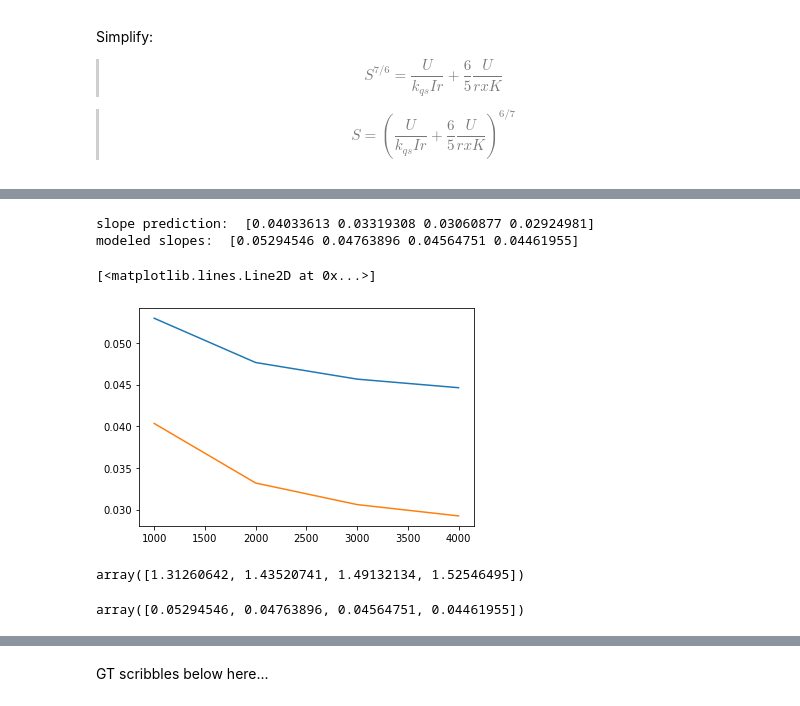
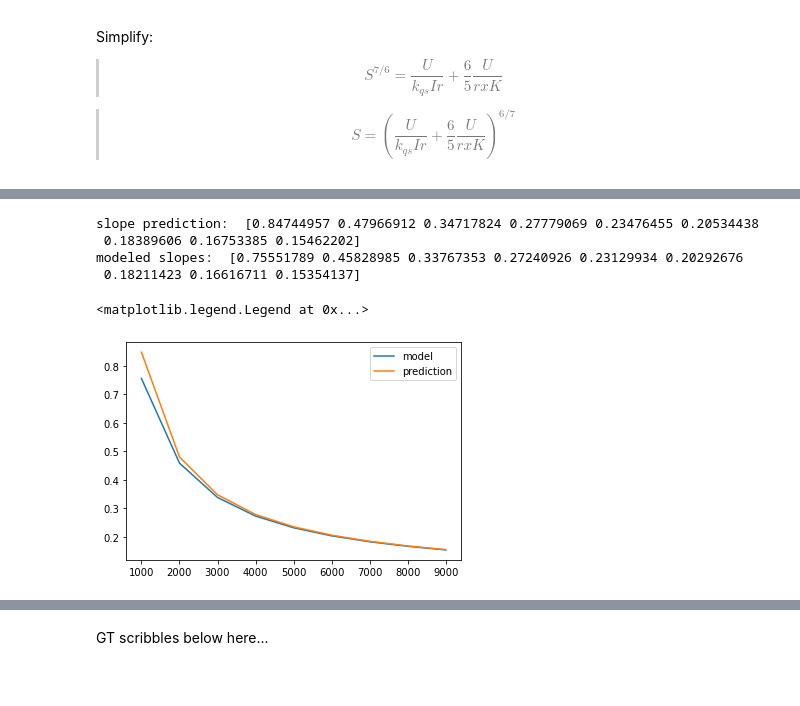
Before and after one commit to vaga3461/High-Plains, a Jupyter notebook: modeling headway SP21/special case 4 (plucking and transport).ipynb, the cells around one changed output, grey strips where cells are left out. Saved outputs shown, nothing was run; the diff lists cells and outputs as text; code cells hidden in the pictures.

```diff
--- a/modeling headway SP21/special case 4 (plucking and transport).ipynb
+++ b/modeling headway SP21/special case 4 (plucking and transport).ipynb
@@ -95,7 +95,7 @@ import matplotlib.pyplot as plt
 # define parameters
 
 dx = 1000 # grid spacing
-x = np.arange(0, 5000, dx) # domain length
+x = np.arange(0, 10000, dx) # domain length
 x_node = x + dx/2
 
 baselevel_rate = 0.0001 # uplift rate
@@ -105,7 +105,7 @@ I = 0.01 # intermittency factor
 r = 10. # runoff rate
 S0 = 0.15 # slope linearizer
 ##K = 0.1 # erodibility
-K = 1.5e-6 ##
+K = 1.5e-8 ##
 # K[:3] = 0.000001
 # K[3:] = 0.00001
 Hstar = 0.5
@@ -122,7 +122,7 @@ eta = etab + H # total topographic elevation
 # calculate constant, derivative values
 
 B = a * (x_node**Pxb) # valley width   ## TWEAKED
-Q = (r * a * x**(6/5))/(1 + Pxb) # discharge  ## WE TWEAKED THIS
+Q = (r * a * x**(1 + Pxb))/(1 + Pxb) # discharge  ## WE TWEAKED THIS
 # %%
 def model(x,
           dx,
@@ -139,10 +139,10 @@ def model(x,
           baselevel_rate,
           Q,
           B,
-          num_steps = 1000000):
+          num_steps = 5000000):
 
     dx = 1000 # grid spacing
-    x = np.arange(0, 5000, dx) # domain length
+    x = np.arange(0, 10000, dx) # domain length
     x_node = x + dx/2
 
     # calculate timestep
@@ -178,7 +178,7 @@ def model(x,
         Eb_unit = Eb_total / B
 
         # calculate sedimentation rate (L/T)
-        Eh[:-1] = - (1/((1 - phi) * B[:-1])) * ((np.diff(Qs)/dx) - Eb_total[:-1])
+        Eh[:-1] = - (1/((1 - phi) * B[1:])) * ((np.diff(Qs)/dx) - Eb_total[:-1])
 
         # calculate total erosion rate (L/T)
         E[:-1] = Eb_unit[:-1] + Eh[:-1]
@@ -208,19 +215,20 @@ array([1.e-04, 1.e-04, 1.e-04, 1.e-04, 0.e+00])
 # %%
 # now calc slopes analytically
-slope_prediction = ((baselevel_rate)/(kqs * I * r)) + ((6 * baselevel_rate)/(5 * r * x[1:] * K))**(6./7.)
+# slope_prediction = ((baselevel_rate)/(kqs * I * r)) + ((6 * baselevel_rate)/(5 * r * x[1:] * K))**(6./7.)
+# slope_prediction = (baselevel_rate / (kqs * I * r) + 6.0 * baselevel_rate / (5.0 * K * r * x[1:]))**(6./7.)
+slope_prediction = ((baselevel_rate / (kqs * I * r)) + (6.0 * baselevel_rate) / (5.0 * K * r * x[1:]))**(6./7.)
 # %%
 print('slope prediction: ', slope_prediction)
 print('modeled slopes: ', S)
 # %% [output]
-slope prediction:  [0.04033613 0.03319308 0.03060877 0.02924981]
-modeled slopes:  [0.05294546 0.04763896 0.04564751 0.04461955]
+slope prediction:  [0.84744957 0.47966912 0.34717824 0.27779069 0.23476455 0.20534438
+ 0.18389606 0.16753385 0.15462202]
+modeled slopes:  [0.75551789 0.45828985 0.33767353 0.27240926 0.23129934 0.20292676
+ 0.18211423 0.16616711 0.15354137]
 # %%
-plt.plot(x[1:], S)
-plt.plot(x[1:], slope_prediction)
+plt.plot(x[1:], S, label = 'model')
+plt.plot(x[1:], slope_prediction, label = 'prediction')
+plt.legend()
 # %% [output]
-[<matplotlib.lines.Line2D at 0x...>]
+<matplotlib.legend.Legend at 0x...>
-[figure, old version]
+[figure, new version]
-# %%
-S/slope_prediction
-# %% [output]
-array([1.31260642, 1.43520741, 1.49132134, 1.52546495])
@@ -229,4 +234,0 @@ array([1.31260642, 1.43520741, 1.49132134, 1.52546495])
-# %%
-S
-# %% [output]
-array([0.05294546, 0.04763896, 0.04564751, 0.04461955])
```
Also changed, not shown: parts of 18 cells of this notebook.
